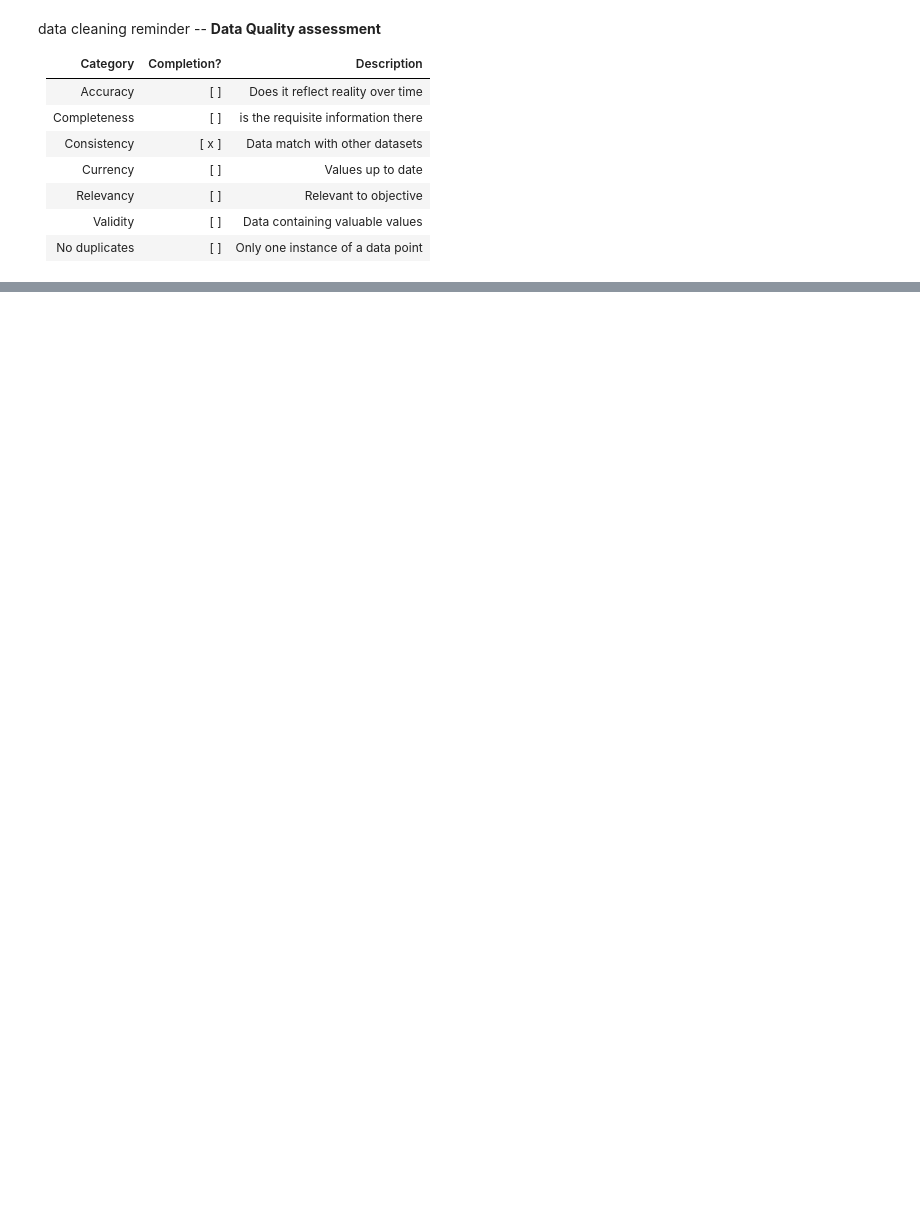
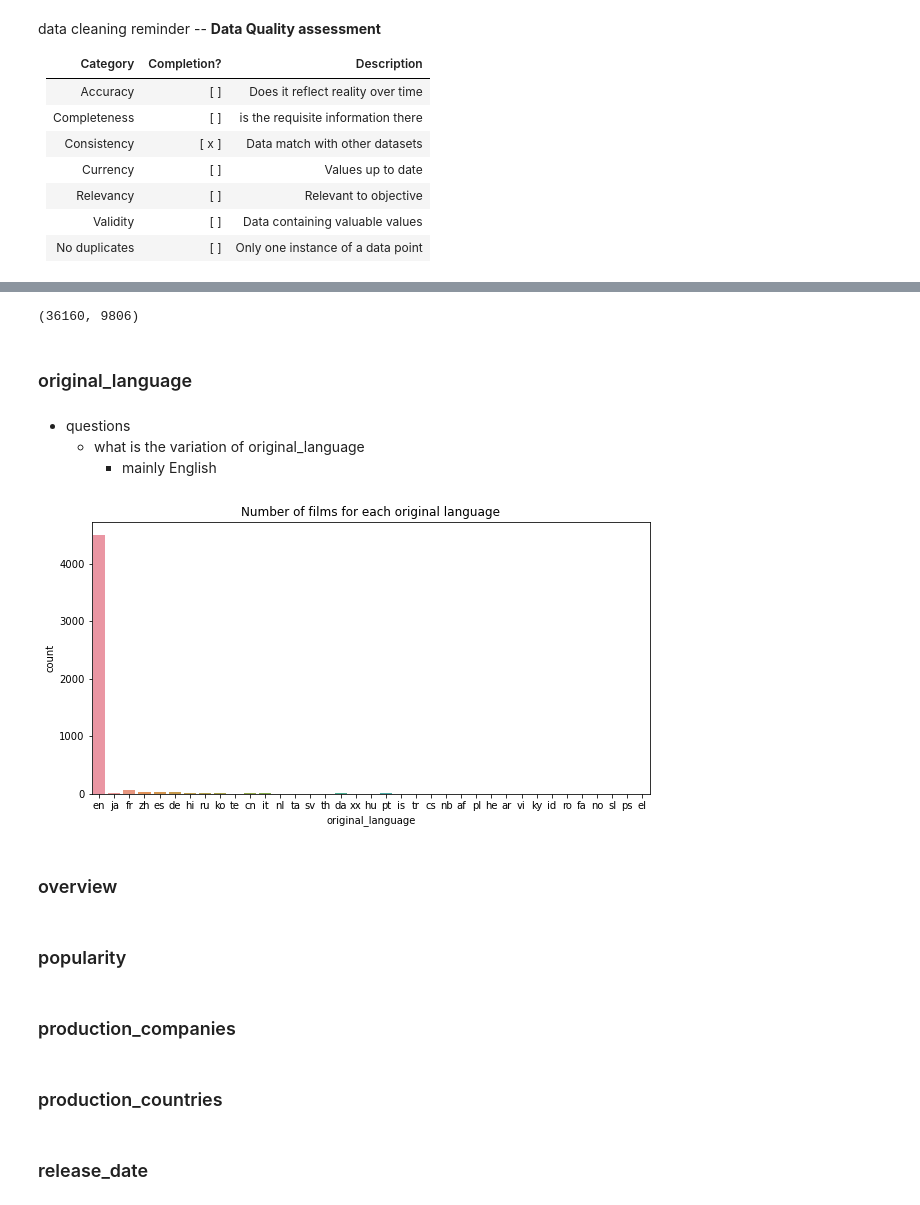
Before and after one commit to BubbaTam/data_science_portfolio, a Jupyter notebook: end_to_end_projects/recommendation_projects/movie_recommendation/notebooks/exploration.ipynb, the cells around one changed output, grey strips where cells are left out. Saved outputs shown, nothing was run; the diff lists cells and outputs as text; code cells hidden in the pictures; blank space fills up the shorter version.

```diff
--- a/end_to_end_projects/recommendation_projects/movie_recommendation/notebooks/exploration.ipynb
+++ b/end_to_end_projects/recommendation_projects/movie_recommendation/notebooks/exploration.ipynb
@@ -92,0 +285,27 @@ def string_to_datetime(dataframe,column):
+# %%
+unique_keywords()
+# %% [output]
+(36160, 9806)
+# %% [markdown]
+### original_language
+# %% [markdown]
+- questions
+    - what is the variation of original_language
+        - mainly English
+# %%
+plt.figure(figsize=(10,5))
+sns.countplot(x='original_language',data=df_merge)
+plt.title(label='Number of films for each original language')
+plt.show()
+# %% [output]
+[figure, added]
+# %% [markdown]
+### overview
+# %% [markdown]
+### popularity
+# %% [markdown]
+### production_companies
+# %% [markdown]
+### production_countries
+# %% [markdown]
+### release_date
```
Also changed, not shown: parts of 36 cells of this notebook.
